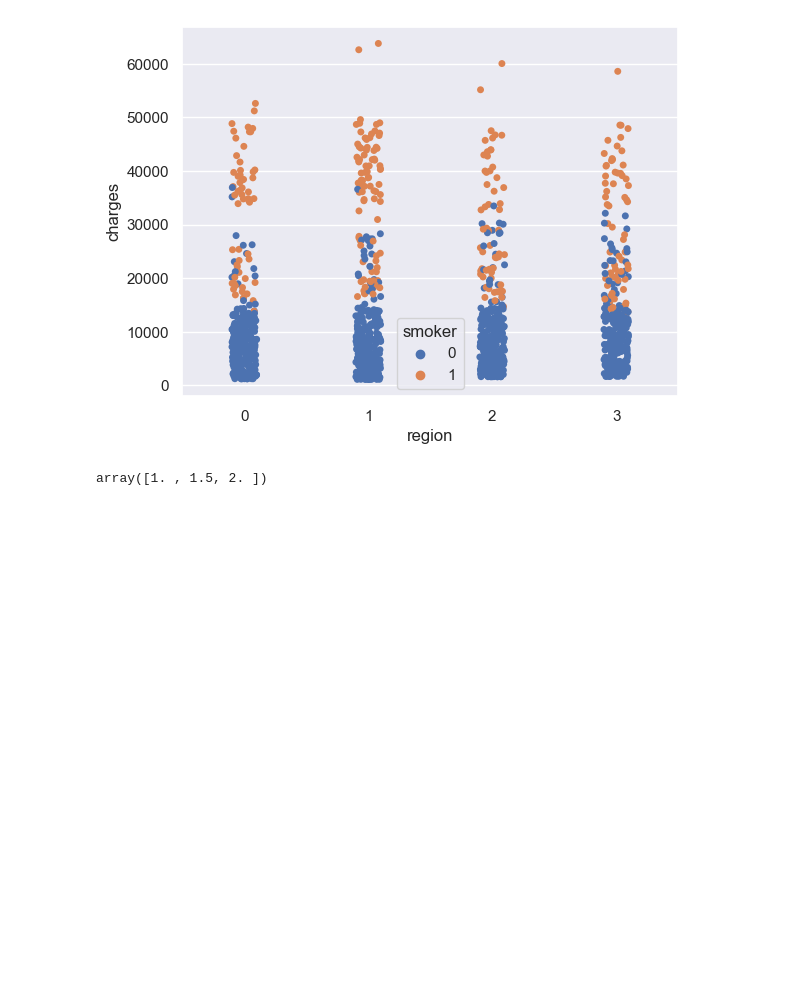
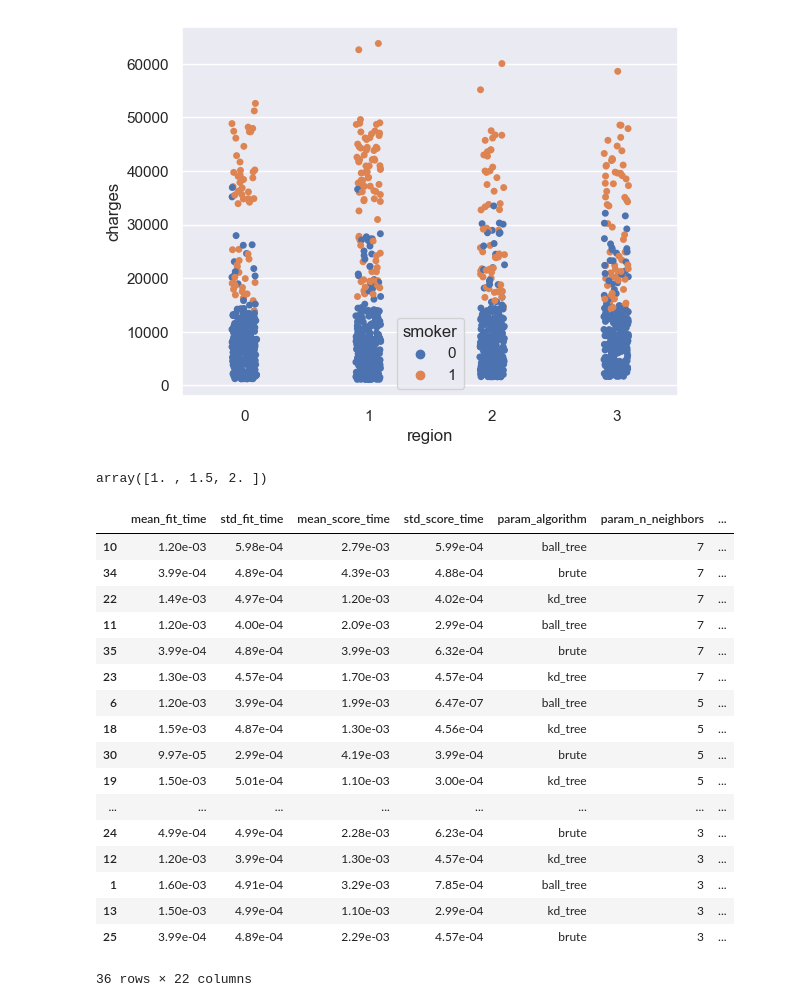
Before and after one commit to motm-1/medical_insurance, a Jupyter notebook: Analysis.ipynb, the cells around one changed output. Drawn from its saved outputs; the diff is of its cells as text; code cells hidden in the pictures; blank space fills up the shorter version.

```diff
--- a/Analysis.ipynb
+++ b/Analysis.ipynb
@@ -312,3 +312,28 @@ sns.stripplot(
 np.linspace(1, 2, 3)
 # %% [output]
 array([1. , 1.5, 2. ])
+# %%
+post_tuning_df = pd.read_csv('./data/analysis_data.csv')
+# %%
+post_tuning_df.drop(['Unnamed: 0'], axis=1, inplace=True)
+# %%
+post_tuning_df.sort_values(by='rank_test_score')
+# %% [output]
+|  | mean_fit_time | std_fit_time | mean_score_time | std_score_time | param_algorithm | param_n_neighbors | ... |
+| 10 | 1.20e-03 | 5.98e-04 | 2.79e-03 | 5.99e-04 | ball_tree | 7 | ... |
+| 34 | 3.99e-04 | 4.89e-04 | 4.39e-03 | 4.88e-04 | brute | 7 | ... |
+| 22 | 1.49e-03 | 4.97e-04 | 1.20e-03 | 4.02e-04 | kd_tree | 7 | ... |
+| 11 | 1.20e-03 | 4.00e-04 | 2.09e-03 | 2.99e-04 | ball_tree | 7 | ... |
+| 35 | 3.99e-04 | 4.89e-04 | 3.99e-03 | 6.32e-04 | brute | 7 | ... |
+| 23 | 1.30e-03 | 4.57e-04 | 1.70e-03 | 4.57e-04 | kd_tree | 7 | ... |
+| 6 | 1.20e-03 | 3.99e-04 | 1.99e-03 | 6.47e-07 | ball_tree | 5 | ... |
+| 18 | 1.59e-03 | 4.87e-04 | 1.30e-03 | 4.56e-04 | kd_tree | 5 | ... |
+| 30 | 9.97e-05 | 2.99e-04 | 4.19e-03 | 3.99e-04 | brute | 5 | ... |
+| 19 | 1.50e-03 | 5.01e-04 | 1.10e-03 | 3.00e-04 | kd_tree | 5 | ... |
+| ... | ... | ... | ... | ... | ... | ... | ... |
+| 24 | 4.99e-04 | 4.99e-04 | 2.28e-03 | 6.23e-04 | brute | 3 | ... |
+| 12 | 1.20e-03 | 3.99e-04 | 1.30e-03 | 4.57e-04 | kd_tree | 3 | ... |
+| 1 | 1.60e-03 | 4.91e-04 | 3.29e-03 | 7.85e-04 | ball_tree | 3 | ... |
+| 13 | 1.50e-03 | 4.99e-04 | 1.10e-03 | 2.99e-04 | kd_tree | 3 | ... |
+| 25 | 3.99e-04 | 4.89e-04 | 2.29e-03 | 4.57e-04 | brute | 3 | ... |
+36 rows × 22 columns
```
Also changed, not shown: 3 other files.
